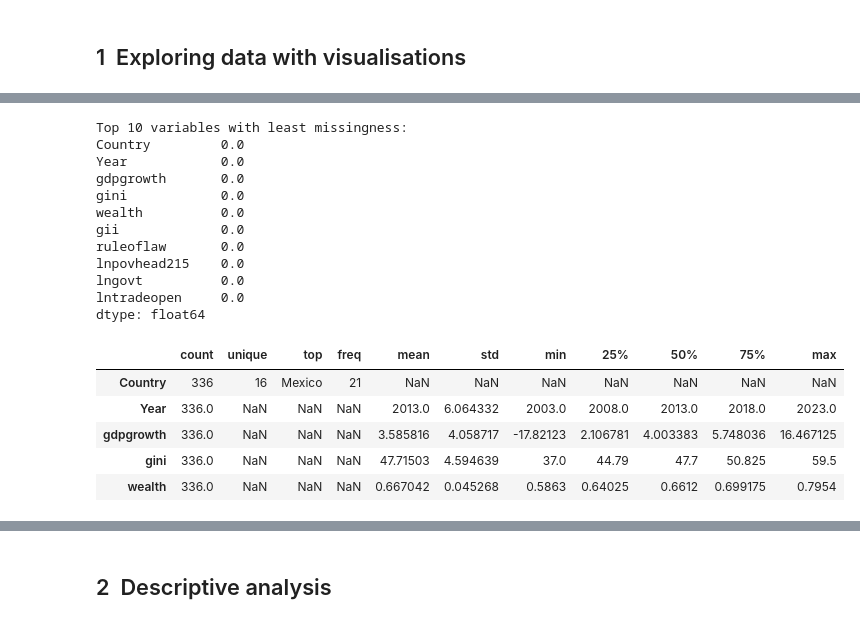
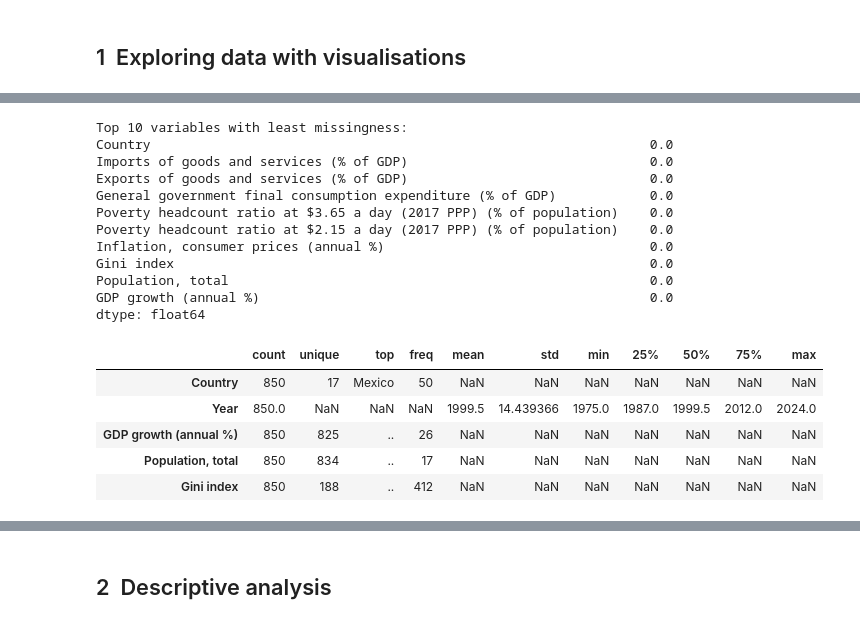
Before and after one commit to lanureeeh/project, a Jupyter notebook: complete_project_notebook.ipynb, the cells around one changed output, grey strips where cells are left out. Saved outputs shown, nothing was run; the diff lists cells and outputs as text; code cells hidden in the pictures.

```diff
--- a/complete_project_notebook.ipynb
+++ b/complete_project_notebook.ipynb
@@ -2618,3 +137,6 @@ Panel dimensions: (336, 20)
 | 30 | Mexico | 2005 | 2.113247 | 50.90 | 0.6994 | 0.425 | -0.382990 | 2.174752 | 2.404801 | 3.980852 | ... |
 | 31 | Mexico | 2006 | 4.805014 | 49.70 | 0.6977 | 0.430 | -0.472546 | 1.856298 | 2.388042 | 4.016061 | ... |
 | 32 | Mexico | 2007 | 2.077864 | 50.25 | 0.7068 | 0.430 | -0.542932 | 1.901104 | 2.393147 | 4.029958 | ... |
+# %%
+merged_data = pd.read_csv('data/processed/merged_dataset_1975_2024.csv')
+merged_data.head()
@@ -2621,28 +151,28 @@ Panel dimensions: (336, 20)
 # %%
 
 # Missingness overview
-desc = panel_df.describe(include='all').T
-missing = panel_df.isna().mean().sort_values()
+desc = merged_data.describe(include='all').T
+missing = merged_data.isna().mean().sort_values()
 
 print("Top 10 variables with least missingness:")
 print(missing.head(10))
 desc.head()
 # %% [output]
 Top 10 variables with least missingness:
-Country         0.0
-Year            0.0
-gdpgrowth       0.0
-gini            0.0
-wealth          0.0
-gii             0.0
-ruleoflaw       0.0
-lnpovhead215    0.0
-lngovt          0.0
-lntradeopen     0.0
+Country                                                                0.0
+Imports of goods and services (% of GDP)                               0.0
+Exports of goods and services (% of GDP)                               0.0
+General government final consumption expenditure (% of GDP)            0.0
+Poverty headcount ratio at $3.65 a day (2017 PPP) (% of population)    0.0
+Poverty headcount ratio at $2.15 a day (2017 PPP) (% of population)    0.0
+Inflation, consumer prices (annual %)                                  0.0
+Gini index                                                             0.0
+Population, total                                                      0.0
+GDP growth (annual %)                                                  0.0
 dtype: float64
 |  | count | unique | top | freq | mean | std | min | 25% | 50% | 75% | max |
-| Country | 336 | 16 | Mexico | 21 | NaN | NaN | NaN | NaN | NaN | NaN | NaN |
-| Year | 336.0 | NaN | NaN | NaN | 2013.0 | 6.064332 | 2003.0 | 2008.0 | 2013.0 | 2018.0 | 2023.0 |
-| gdpgrowth | 336.0 | NaN | NaN | NaN | 3.585816 | 4.058717 | -17.82123 | 2.106781 | 4.003383 | 5.748036 | 16.467125 |
-| gini | 336.0 | NaN | NaN | NaN | 47.71503 | 4.594639 | 37.0 | 44.79 | 47.7 | 50.825 | 59.5 |
-| wealth | 336.0 | NaN | NaN | NaN | 0.667042 | 0.045268 | 0.5863 | 0.64025 | 0.6612 | 0.699175 | 0.7954 |
+| Country | 850 | 17 | Mexico | 50 | NaN | NaN | NaN | NaN | NaN | NaN | NaN |
+| Year | 850.0 | NaN | NaN | NaN | 1999.5 | 14.439366 | 1975.0 | 1987.0 | 1999.5 | 2012.0 | 2024.0 |
+| GDP growth (annual %) | 850 | 825 | .. | 26 | NaN | NaN | NaN | NaN | NaN | NaN | NaN |
+| Population, total | 850 | 834 | .. | 17 | NaN | NaN | NaN | NaN | NaN | NaN | NaN |
+| Gini index | 850 | 188 | .. | 412 | NaN | NaN | NaN | NaN | NaN | NaN | NaN |
```
Also changed, not shown: parts of 28 cells of this notebook, 45 other files.
